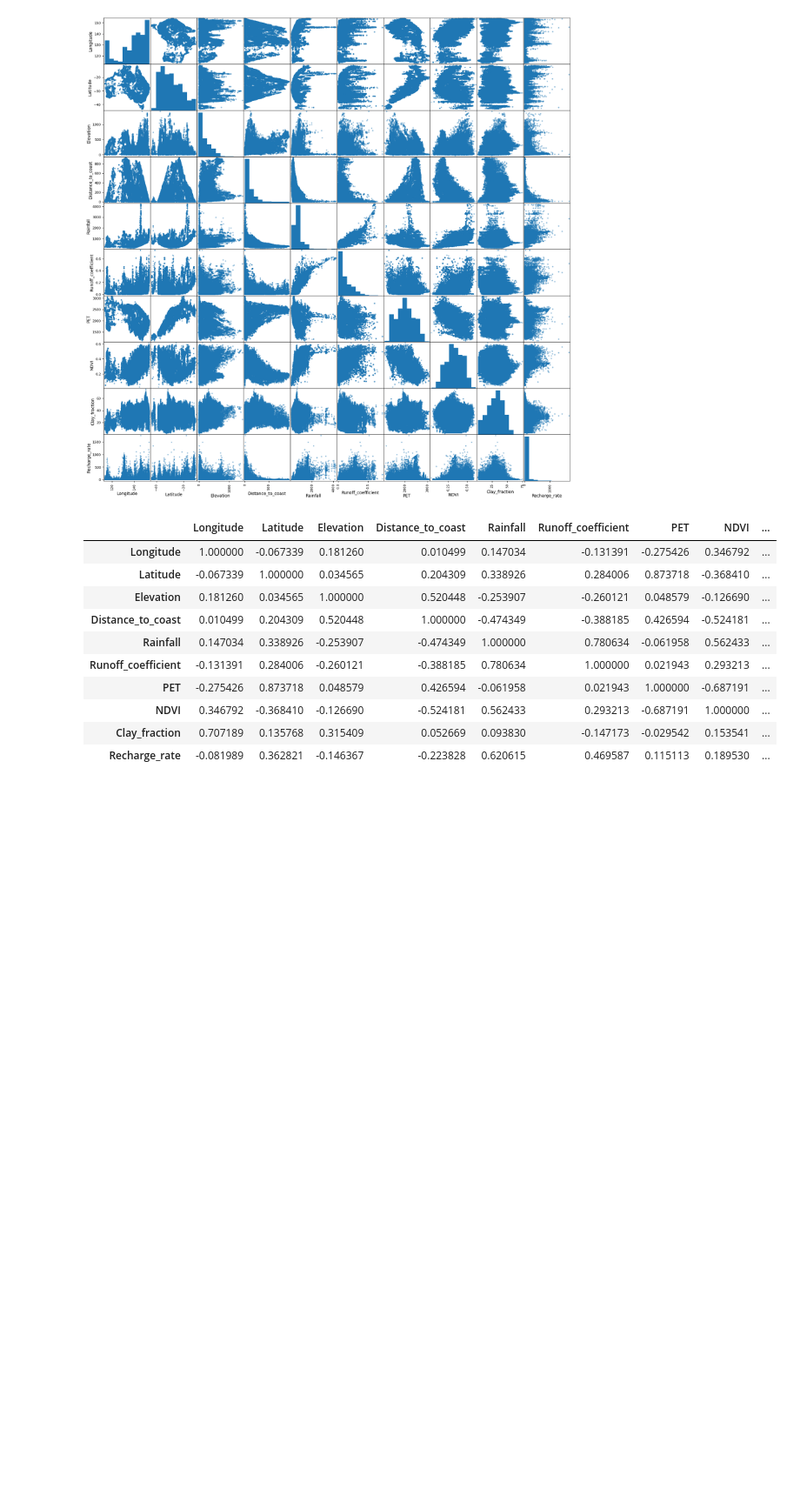
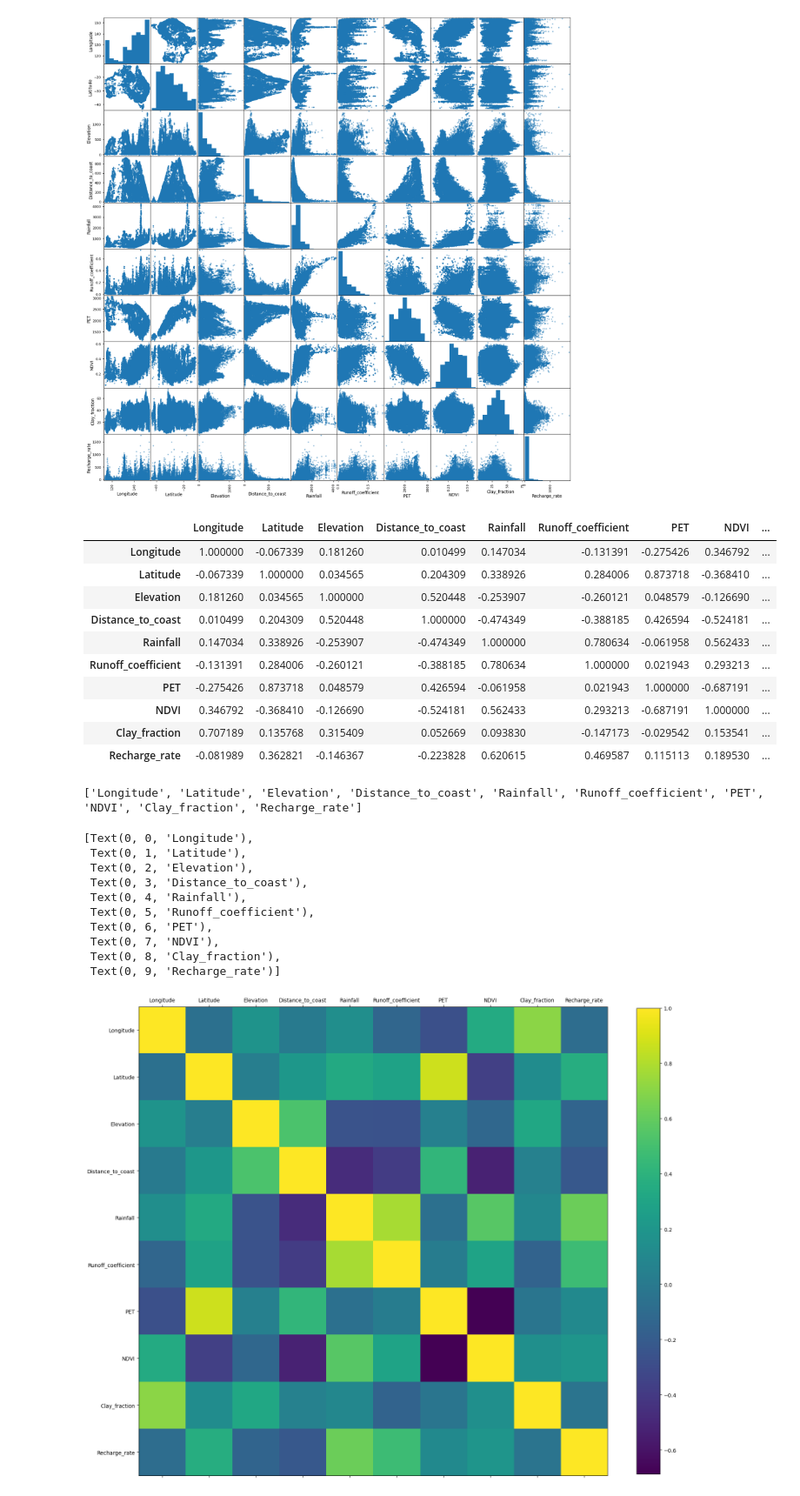
Before and after one commit to Matei-Stoica-Uni/Capstone-Case-Study---Australia, a Jupyter notebook: AUS_gw_recharge_capstonecasestudy.ipynb, the cells around one changed output. Shown at 87% size. Saved outputs shown, nothing was run; the diff lists cells and outputs as text; code cells hidden in the pictures; blank space fills up the shorter version.

Commit message:
Added coloured correlation matrix for extra visuals

```diff
--- a/AUS_gw_recharge_capstonecasestudy.ipynb
+++ b/AUS_gw_recharge_capstonecasestudy.ipynb
@@ -198,3 +198,29 @@ boredata_nostr.corr(method='pearson')
 | NDVI | 0.346792 | -0.368410 | -0.126690 | -0.524181 | 0.562433 | 0.293213 | -0.687191 | 1.000000 | ... |
 | Clay_fraction | 0.707189 | 0.135768 | 0.315409 | 0.052669 | 0.093830 | -0.147173 | -0.029542 | 0.153541 | ... |
 | Recharge_rate | -0.081989 | 0.362821 | -0.146367 | -0.223828 | 0.620615 | 0.469587 | 0.115113 | 0.189530 | ... |
+# %%
+print(list(boredata_nostr.columns))
+# %% [output]
+['Longitude', 'Latitude', 'Elevation', 'Distance_to_coast', 'Rainfall', 'Runoff_coefficient', 'PET', 'NDVI', 'Clay_fraction', 'Recharge_rate']
+# %%
+plt.figure(figsize=(20, 20))
+ax = plt.axes()
+cax = ax.matshow(boredata_nostr.corr(method='pearson'))
+plt.colorbar(cax, shrink=0.80)
+xaxis = np.arange(len(boredata_nostr.columns))
+ax.set_xticks(xaxis)
+ax.set_yticks(xaxis)
+ax.set_xticklabels(boredata_nostr.columns)
+ax.set_yticklabels(boredata_nostr.columns)
+# %% [output]
+[Text(0, 0, 'Longitude'),
+ Text(0, 1, 'Latitude'),
+ Text(0, 2, 'Elevation'),
+ Text(0, 3, 'Distance_to_coast'),
+ Text(0, 4, 'Rainfall'),
+ Text(0, 5, 'Runoff_coefficient'),
+ Text(0, 6, 'PET'),
+ Text(0, 7, 'NDVI'),
+ Text(0, 8, 'Clay_fraction'),
+ Text(0, 9, 'Recharge_rate')]
+[figure, added]
```
Also changed, not shown: parts of 2 cells of this notebook.
